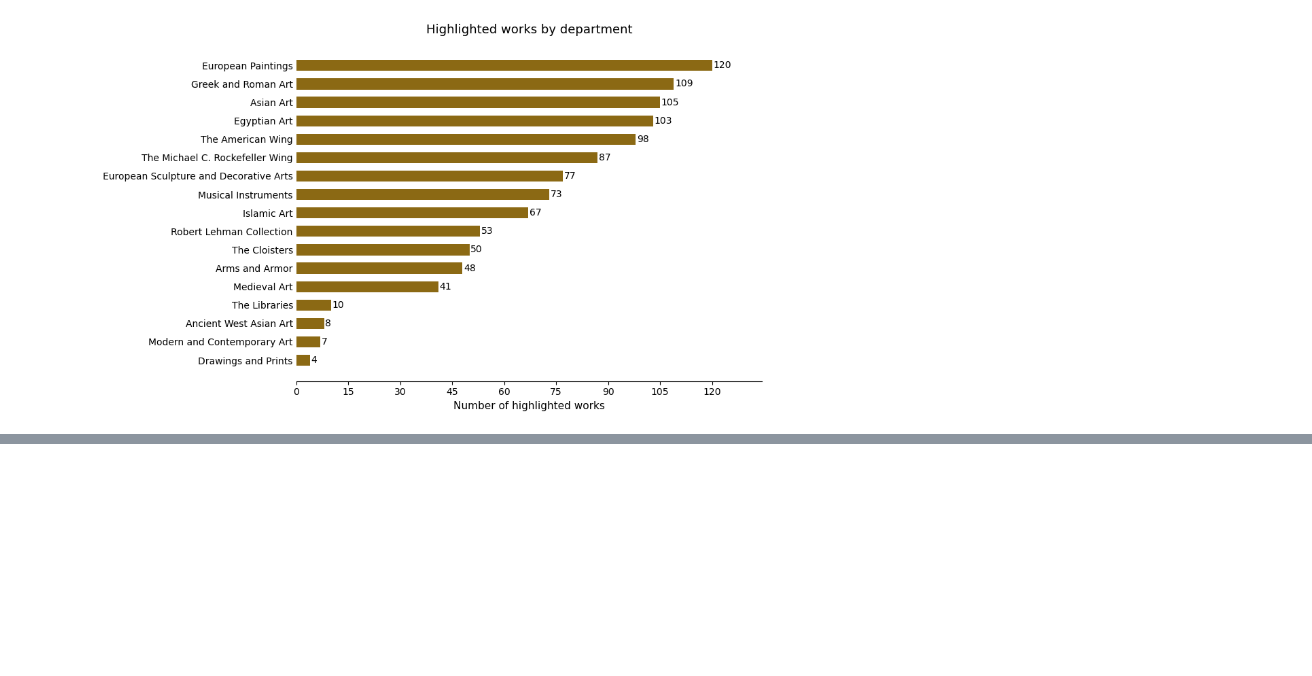
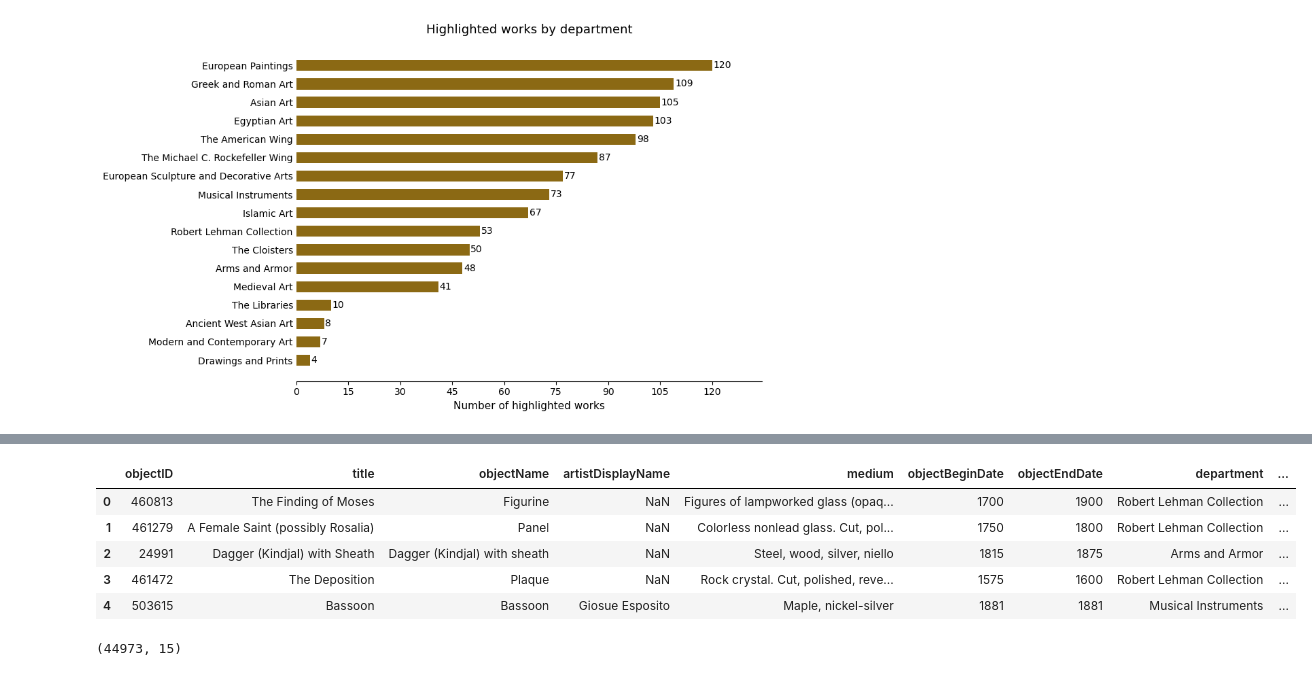
Before and after one commit to tom4sg/met-tour-project, a Jupyter notebook: dataset_eda.ipynb, the cells around one changed output, grey strips where cells are left out. Cells and saved outputs as stored; diff of their text form; code cells hidden in the pictures; blank space fills up the shorter version.

```diff
--- a/dataset_eda.ipynb
+++ b/dataset_eda.ipynb
@@ -1029,0 +1085,8 @@ False                      31.5         7.2
+# %%
+# look at tags
+with pd.option_context('display.max_colwidth', None):
+    print(subset[['objectID','tags']].head(5))
+
+# reset the full values option
+pd.reset_option('display.max_colwidth')
+pd.reset_option('display.max_rows')
@@ -1029,0 +1171,24 @@ False                      31.5         7.2
+# %%
+# function to do that
+
+def change_cellvalue(cell, new_true_label: str):
+    # handle NaN first (fast + safe)
+    if pd.isna(cell):
+        return None
+
+    # map boolean
+    if cell is True or cell == 1:
+        return new_true_label
+
+    return None
+# %%
+# try it out
+df_onview["isHighlight_converted"] = df_onview["isHighlight"].apply(
+    lambda x: change_cellvalue(x, "Highlighted work")
+)
+
+df_onview["isPublicDomain_converted"] = df_onview["isPublicDomain"].apply(
+    lambda x: change_cellvalue(x, "Public domain")
+)
+
+df_onview.head()
@@ -1029,0 +1229,15 @@ False                      31.5         7.2
+# %%
+df_onview_toembed = df_onview.loc[:, ['objectID', 'title', 'objectName', 'artistDisplayName', 'medium', 'objectBeginDate', 'objectEndDate', 'department', 'culture',
+                                     'country', 'classification', 'isHighlight_converted', 'isPublicDomain_converted', 'parsedTags', 'objectURL']]
+df_onview_toembed.head()
+# %% [output]
+|  | objectID | title | objectName | artistDisplayName | medium | objectBeginDate | objectEndDate | department | ... |
+| 0 | 460813 | The Finding of Moses | Figurine | NaN | Figures of lampworked glass (opaq... | 1700 | 1900 | Robert Lehman Collection | ... |
+| 1 | 461279 | A Female Saint (possibly Rosalia) | Panel | NaN | Colorless nonlead glass. Cut, pol... | 1750 | 1800 | Robert Lehman Collection | ... |
+| 2 | 24991 | Dagger (Kindjal) with Sheath | Dagger (Kindjal) with sheath | NaN | Steel, wood, silver, niello | 1815 | 1875 | Arms and Armor | ... |
+| 3 | 461472 | The Deposition | Plaque | NaN | Rock crystal. Cut, polished, reve... | 1575 | 1600 | Robert Lehman Collection | ... |
+| 4 | 503615 | Bassoon | Bassoon | Giosue Esposito | Maple, nickel-silver | 1881 | 1881 | Musical Instruments | ... |
+# %%
+df_onview_toembed.shape
+# %% [output]
+(44973, 15)
```
Also changed, not shown: parts of 21 cells of this notebook.
